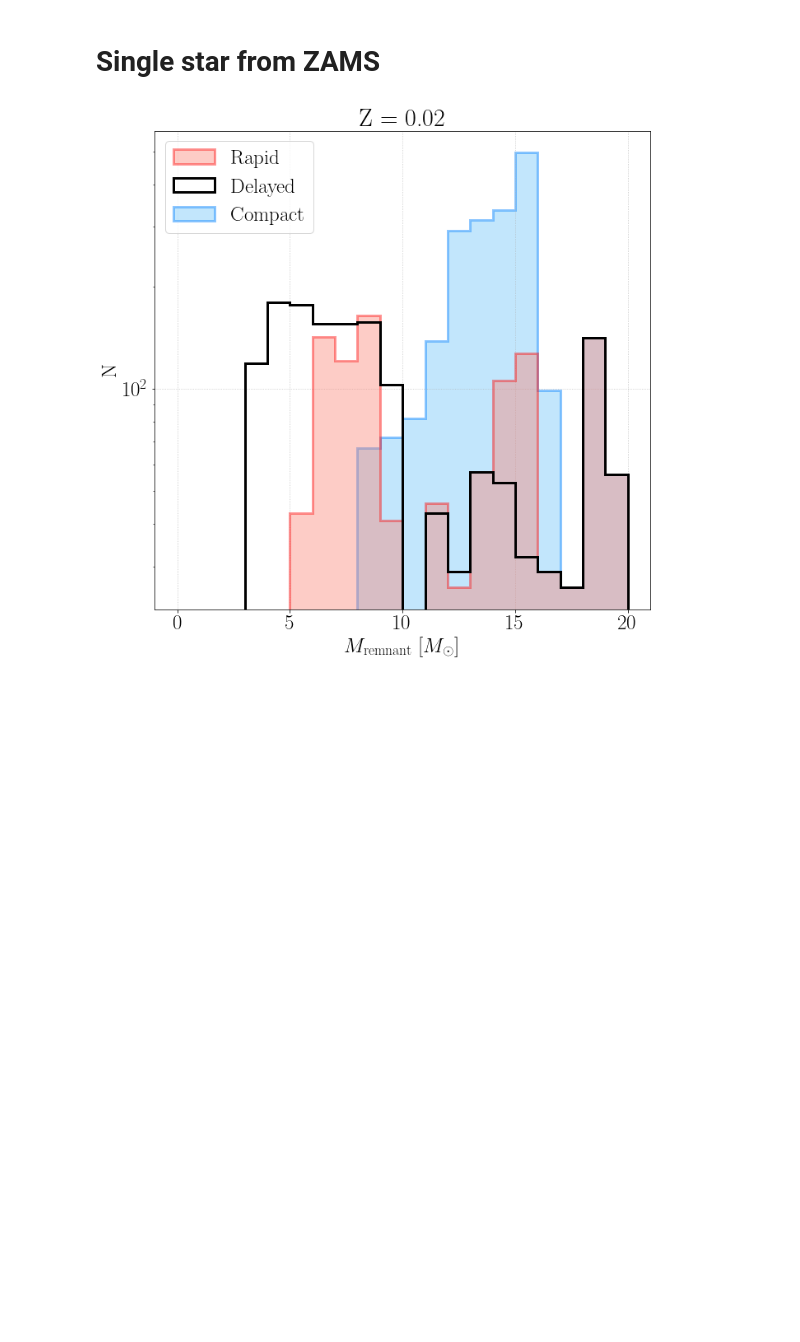
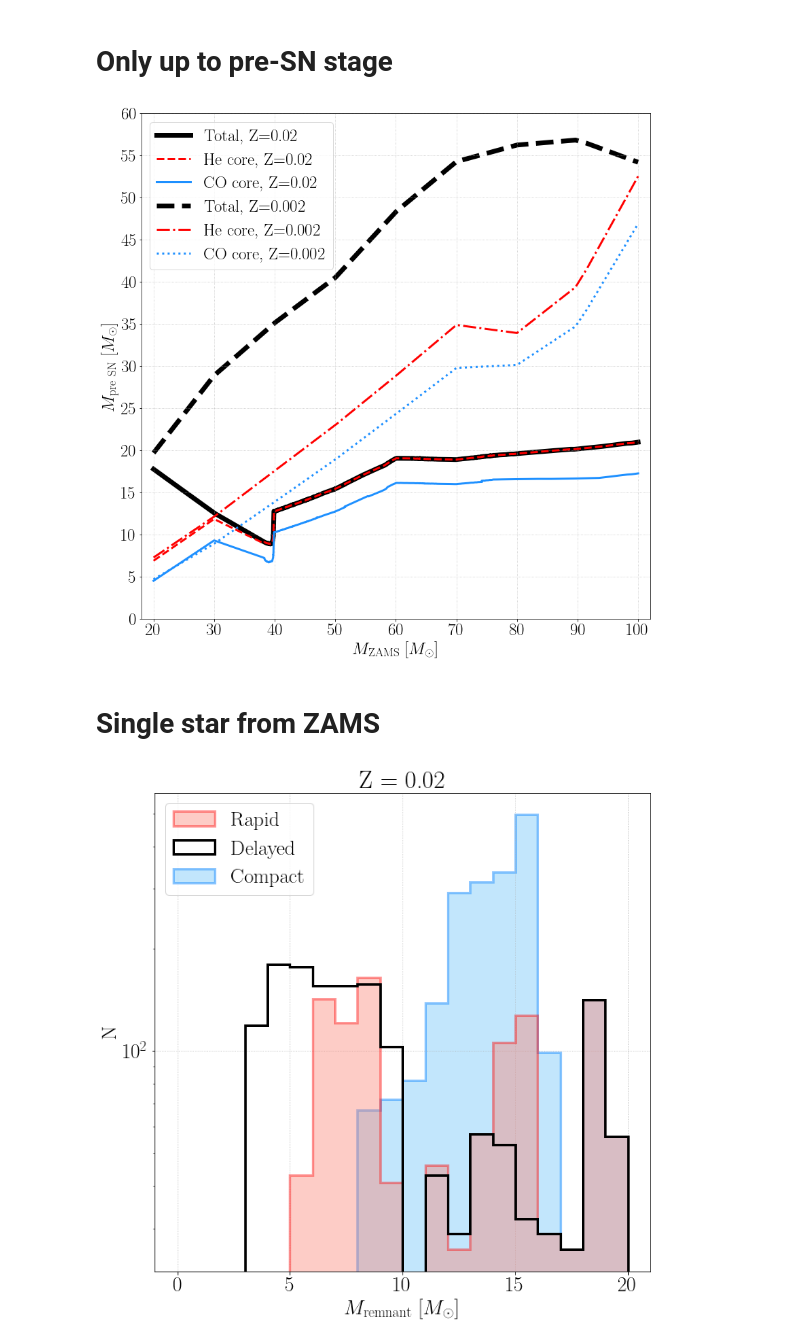
Before and after one commit to erikakorb/masterthesis, a Jupyter notebook: script/SNhistogram.ipynb, the cells around one changed output. Cells and saved outputs as stored; diff of their text form; code cells hidden in the pictures; blank space fills up the shorter version.

```diff
--- a/script/SNhistogram.ipynb
+++ b/script/SNhistogram.ipynb
@@ -66,3 +68,5 @@ def extractHE(Z,SN):
     preSN = out[out.RemnantType.shift(-1).eq(6) & out.RemnantType.eq(0)] # only BH
     preSN = preSN[preSN.ID.isin(IDs)]
     return progenitors, preSN, remnants
+# %% [markdown]
+# Only up to pre-SN stage
@@ -69,3 +100,31 @@ def extractHE(Z,SN):
+# %%
+com02= extractold('02','com')
+com02 = com02.loc[(com02.Mass >=20.) & (com02.Mass<=100.)]
+
+com002= extractold('002','com')
+com002 = com002.loc[(com002.Mass >=20.) & (com002.Mass<=100.)]
+# %%
+fig = plt.figure(figsize=(12,12))
+plt.plot(com02.Mass.values, com02.MpreSN.values, color='k', linewidth=7,label='Total, Z=0.02',zorder=1)
+plt.plot(com02.Mass.values, com02.MHe.values, color='r', linewidth=3,linestyle='dashed',label='He core, Z=0.02')
+plt.plot(com02.Mass.values, com02.MCO.values, c='dodgerblue',linewidth=3,label='CO core, Z=0.02')
+
+
+plt.plot(com002.Mass.values, com002.MpreSN.values, color='k',linewidth=7,linestyle='dashed',label='Total, Z=0.002',zorder=1)
+plt.plot(com002.Mass.values, com002.MHe.values, color='red', linewidth=3,linestyle='dashdot',label='He core, Z=0.002')
+plt.plot(com002.Mass.values, com002.MCO.values, c='dodgerblue',linewidth=3,linestyle='dotted',label='CO core, Z=0.002')
+plt.xlim(18,102)
+plt.xticks(np.arange(20,101,10))
+plt.yticks(np.arange(0,61,5))
+plt.xlabel(r'$M_{\rm ZAMS} ~ [M_\odot]$')
+plt.ylabel(r'$M_{\rm pre~SN}~[M_\odot]$')
+plt.legend(loc='upper left')
+plt.grid(linestyle='dotted',alpha=0.8)
+plt.tight_layout()
+plt.show()
+fig.savefig('./singlestar/preSN.pdf')
+# %% [output]
+[figure, added]
 # %% [markdown]
 # Single star from ZAMS
 # %%
```
Also changed, not shown: parts of 9 cells of this notebook, 18 other files.
